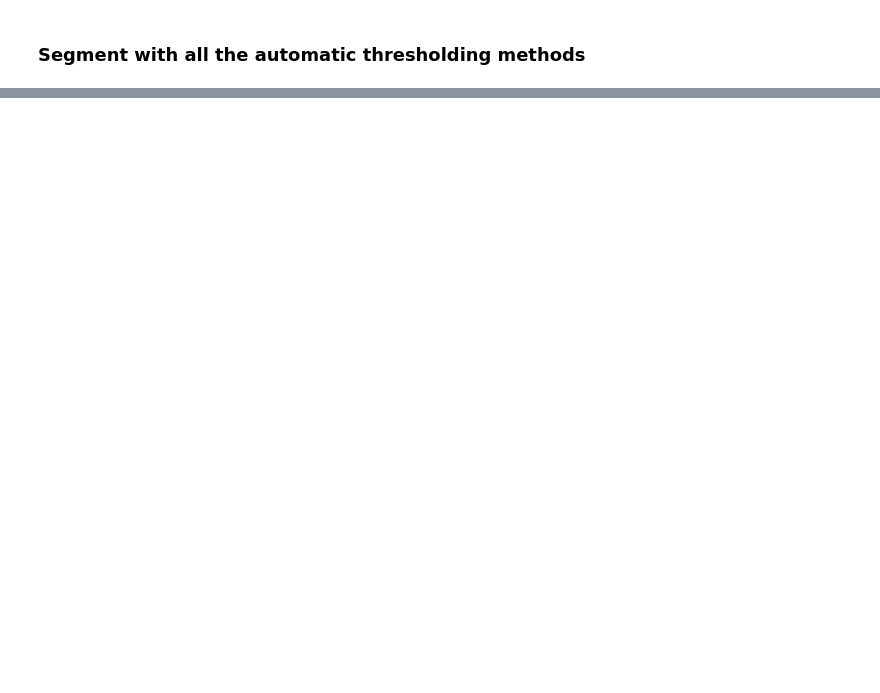
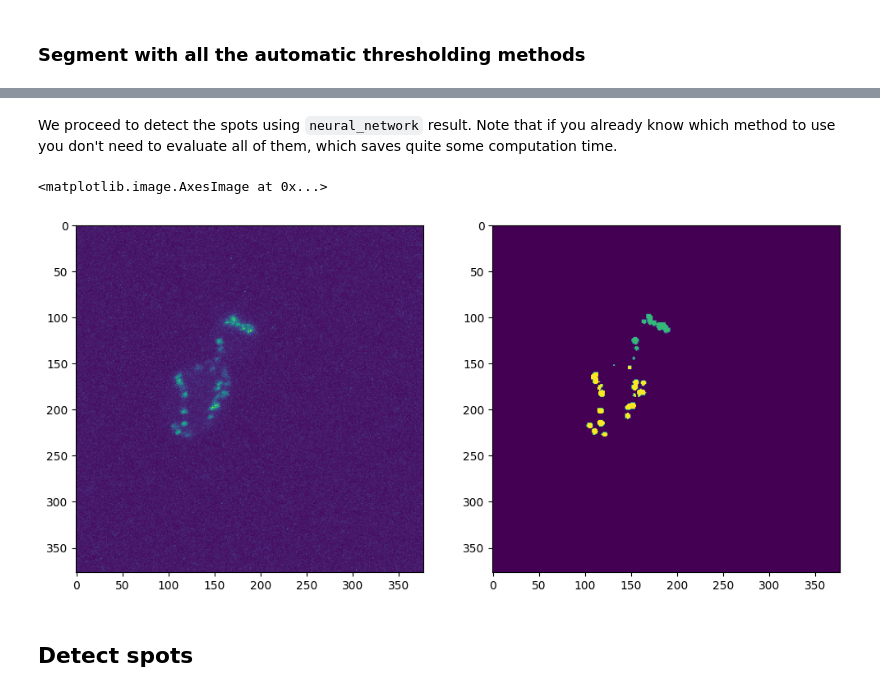
Before and after one commit to ElpadoCan/SpotMAX, a Jupyter notebook: examples/notebooks/spot_detection_from_image_file.ipynb, the cells around one changed output, grey strips where cells are left out. Saved outputs shown, nothing was run; the diff lists cells and outputs as text; code cells hidden in the pictures; blank space fills up the shorter version.

```diff
--- a/examples/notebooks/spot_detection_from_image_file.ipynb
+++ b/examples/notebooks/spot_detection_from_image_file.ipynb
@@ -43,0 +173,14 @@ result = pipe.spots_semantic_segmentation(
+# %% [markdown]
+We proceed to detect the spots using `neural_network` result. Note that if you already know which method to use you don't need to evaluate all of them, which saves quite some computation time.
+# %%
+SELECTED_METHOD = 'neural_network'
+spots_labels = spots_segm_result[SELECTED_METHOD]
+
+fig, ax = plt.subplots(1, 2, figsize=(12,8))
+ax[0].imshow(image.max(axis=0))
+ax[1].imshow(spots_labels.max(axis=0))
+# %% [output]
+<matplotlib.image.AxesImage at 0x...>
+[figure, added]
+# %% [markdown]
+## Detect spots
```
Also changed, not shown: parts of 28 cells of this notebook, 9 other files.
